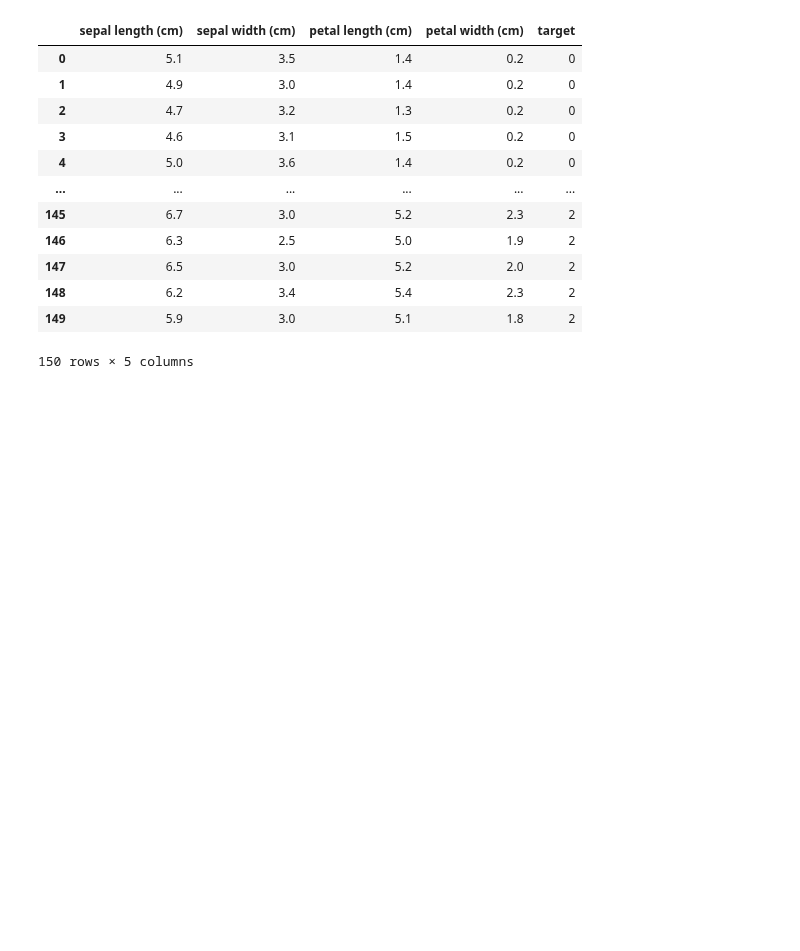
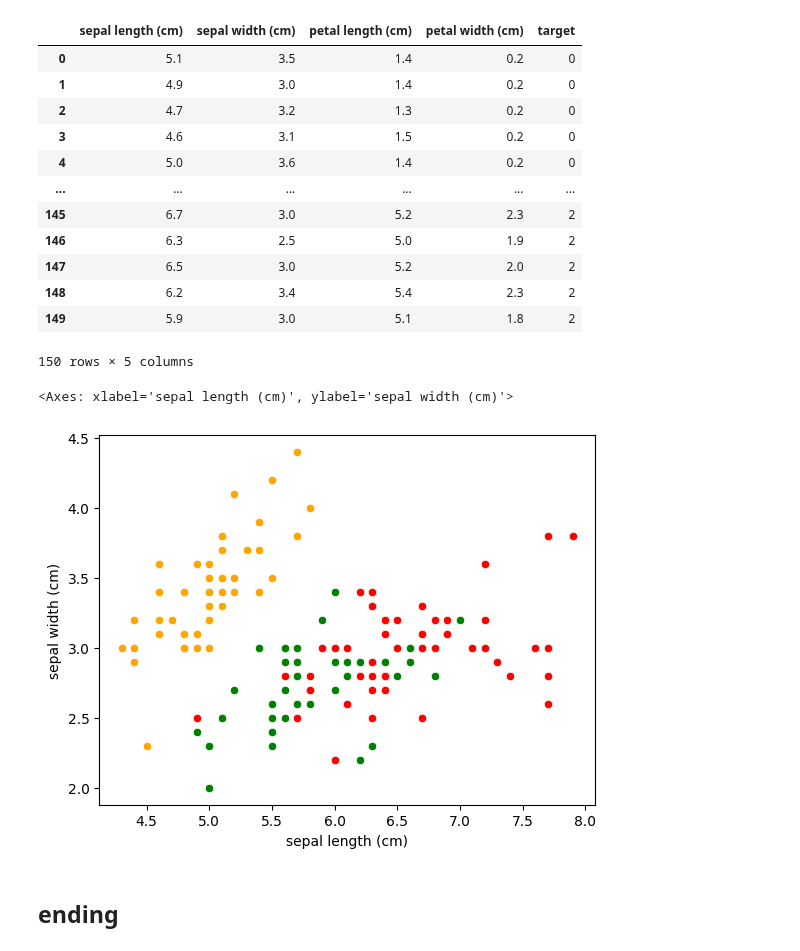
Before and after one commit to JOCRZ/Data-Science-Diploma, a Jupyter notebook: Machine-Learning/SVM/Project1/Project1.ipynb, the cells around one changed output. Saved outputs shown, nothing was run; the diff lists cells and outputs as text; code cells hidden in the pictures; blank space fills up the shorter version.

```diff
--- a/Machine-Learning/SVM/Project1/Project1.ipynb
+++ b/Machine-Learning/SVM/Project1/Project1.ipynb
@@ -60,3 +47,18 @@ data
 | 148 | 6.2 | 3.4 | 5.4 | 2.3 | 2 |
 | 149 | 5.9 | 3.0 | 5.1 | 1.8 | 2 |
 150 rows × 5 columns
+# %%
+data['flower_names'] = data.target.apply(lambda x:iris.target_names[x])
+# %%
+data0 = data[data['target'] == 0]
+data1 = data[data['target'] == 1]
+data2 = data[data['target'] == 2]
+# %%
+sns.scatterplot(x=data0['sepal length (cm)'],y=data0['sepal width (cm)'],color='orange')
+sns.scatterplot(x=data1['sepal length (cm)'],y=data1['sepal width (cm)'],color='green')
+sns.scatterplot(x=data2['sepal length (cm)'],y=data2['sepal width (cm)'],color='red')
+# %% [output]
+<Axes: xlabel='sepal length (cm)', ylabel='sepal width (cm)'>
+[figure, added]
+# %% [markdown]
+## ending
```
Also changed, not shown: parts of 14 cells of this notebook.
